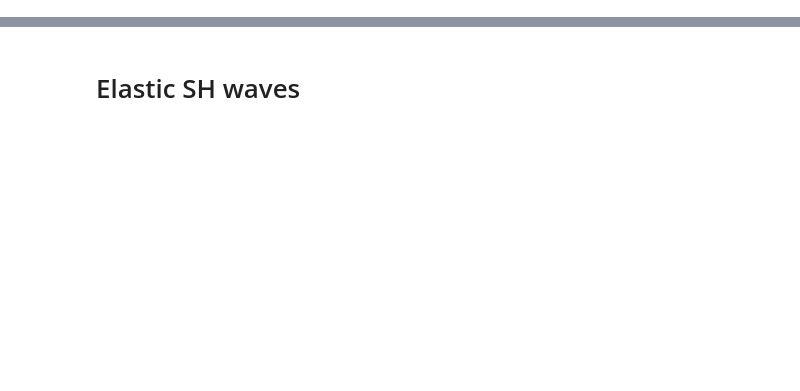
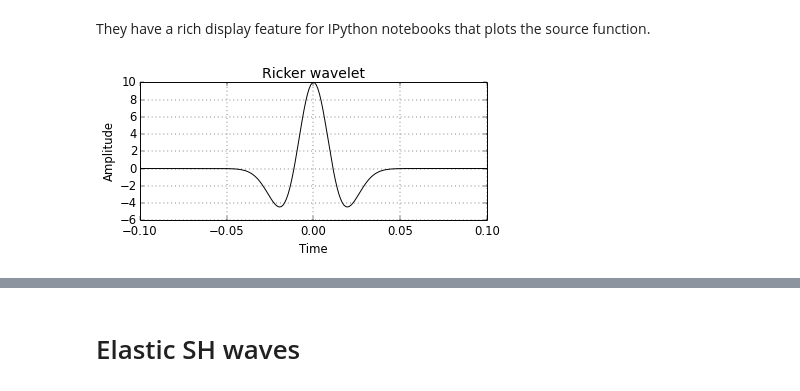
Before and after one commit to fatiando/prototypes, a Jupyter notebook: wavefd-simulation-class.ipynb, the cells around one changed output, grey strips where cells are left out. Drawn from its saved outputs; the diff is of its cells as text; code cells hidden in the pictures; blank space fills up the shorter version.

```diff
--- a/wavefd-simulation-class.ipynb
+++ b/wavefd-simulation-class.ipynb
@@ -15,0 +52,7 @@ import h5py
+# %% [markdown]
+They have a rich display feature for IPython notebooks that plots the source function.
+# %%
+w = Ricker(amp=10, cf=20, delay=0)
+w
+# %% [output]
+[figure, added]
```
Also changed, not shown: parts of 45 cells of this notebook.
